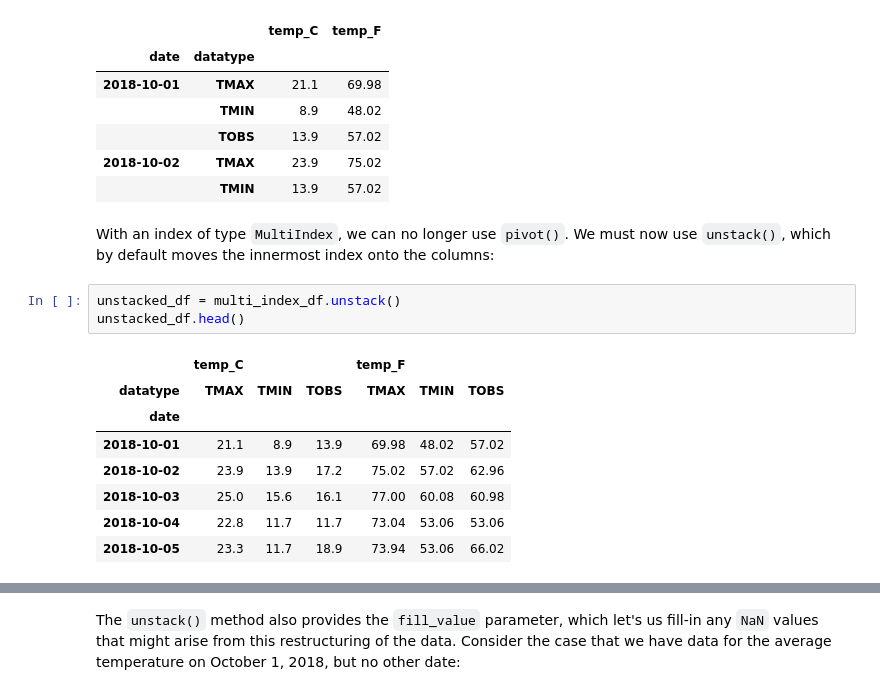
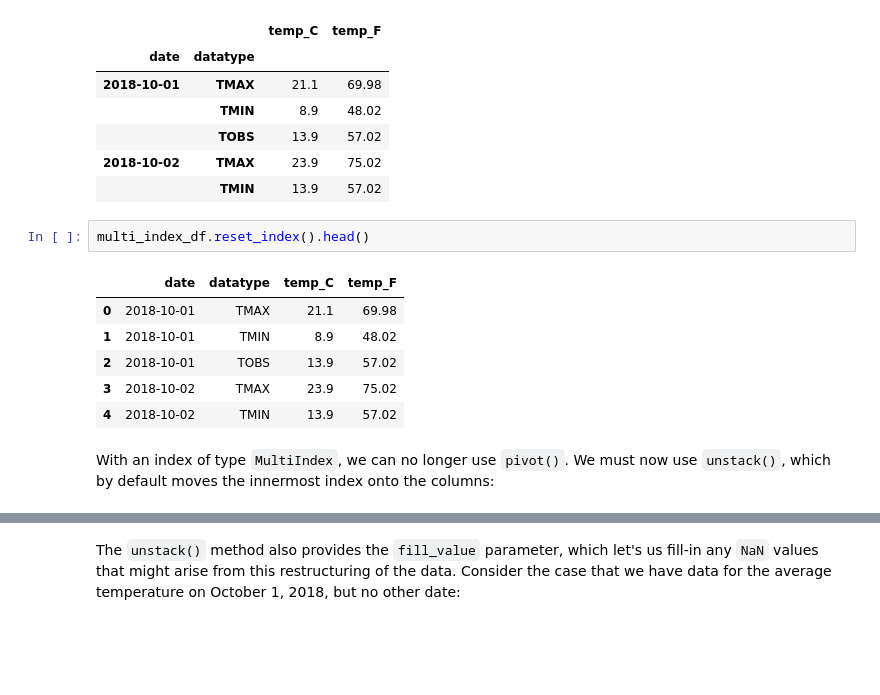
Before and after one commit to tgwon/ai4ml, a Jupyter notebook: week4/ch3-4-reshaping_data.ipynb, the cells around one changed output, grey strips where cells are left out. Drawn from its saved outputs; the diff is of its cells as text; blank space fills up the shorter version.

```diff
--- a/week4/ch3-4-reshaping_data.ipynb
+++ b/week4/ch3-4-reshaping_data.ipynb
@@ -136,17 +183,14 @@ multi_index_df.head()
 |  | TOBS | 13.9 | 57.02 |
 | 2018-10-02 | TMAX | 23.9 | 75.02 |
 |  | TMIN | 13.9 | 57.02 |
+# %%
+multi_index_df.reset_index().head()
+# %% [output]
+|  | date | datatype | temp_C | temp_F |
+| 0 | 2018-10-01 | TMAX | 21.1 | 69.98 |
+| 1 | 2018-10-01 | TMIN | 8.9 | 48.02 |
+| 2 | 2018-10-01 | TOBS | 13.9 | 57.02 |
+| 3 | 2018-10-02 | TMAX | 23.9 | 75.02 |
+| 4 | 2018-10-02 | TMIN | 13.9 | 57.02 |
 # %% [markdown]
 With an index of type `MultiIndex`, we can no longer use `pivot()`. We must now use `unstack()`, which by default moves the innermost index onto the columns:
-# %%
-unstacked_df = multi_index_df.unstack()
-unstacked_df.head()
-# %% [output]
-|  | temp_C |  |  | temp_F |  |  |
-| datatype | TMAX | TMIN | TOBS | TMAX | TMIN | TOBS |
-| date |  |  |  |  |  |  |
-| 2018-10-01 | 21.1 | 8.9 | 13.9 | 69.98 | 48.02 | 57.02 |
-| 2018-10-02 | 23.9 | 13.9 | 17.2 | 75.02 | 57.02 | 62.96 |
-| 2018-10-03 | 25.0 | 15.6 | 16.1 | 77.00 | 60.08 | 60.98 |
-| 2018-10-04 | 22.8 | 11.7 | 11.7 | 73.04 | 53.06 | 53.06 |
-| 2018-10-05 | 23.3 | 11.7 | 18.9 | 73.94 | 53.06 | 66.02 |
```
Also changed, not shown: parts of 25 cells of this notebook.
